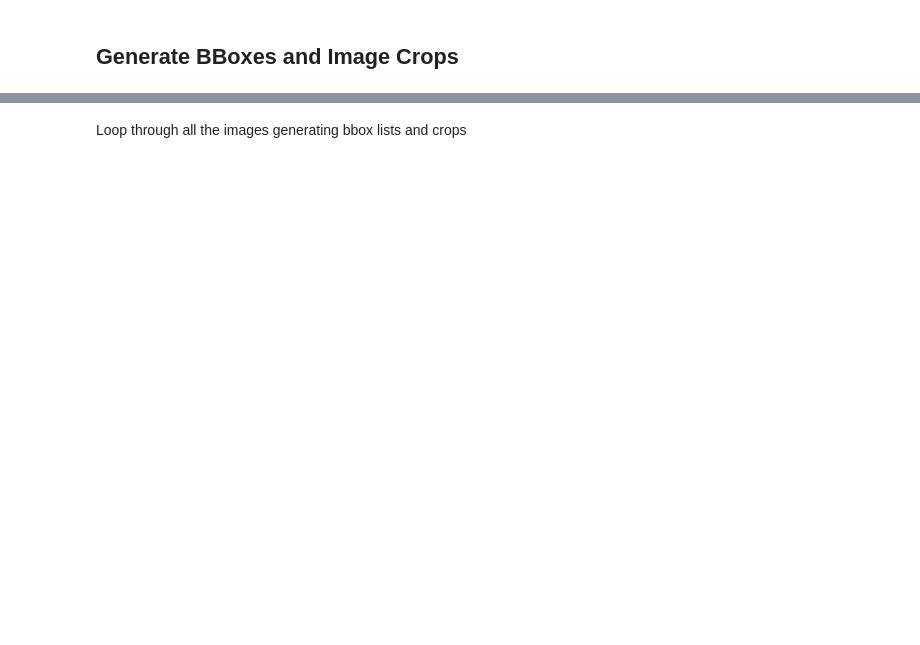
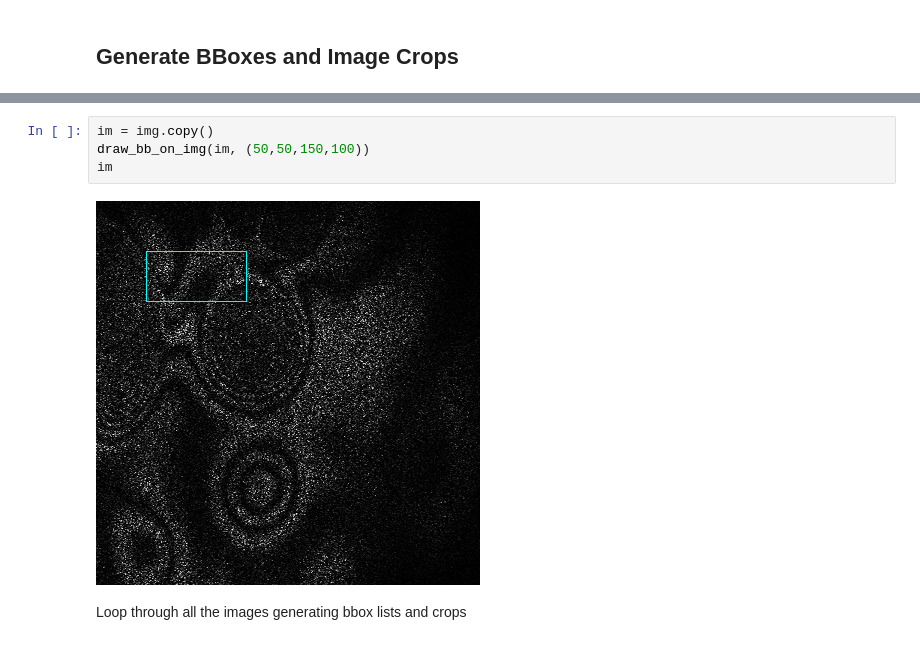
Before and after one commit to drscotthawley/espiownage, a Jupyter notebook: nbs/inference_iv_bb.ipynb, the cells around one changed output, grey strips where cells are left out. Cells and saved outputs as stored; diff of their text form; blank space fills up the shorter version.

Commit message:
showing how to get the blue boxes on the images

```diff
--- a/nbs/inference_iv_bb.ipynb
+++ b/nbs/inference_iv_bb.ipynb
@@ -143,3 +165,9 @@ def gen_crops(meta_file, img, bblist, crops_dir='crops_iv'):
+# %%
+im = img.copy()
+draw_bb_on_img(im, (50,50,150,100))
+im
+# %% [output]
+[figure, added]
 # %% [markdown]
 Loop through all the images generating bbox lists and crops
 # %%
```
Also changed, not shown: parts of 10 cells of this notebook, 3 other files.
